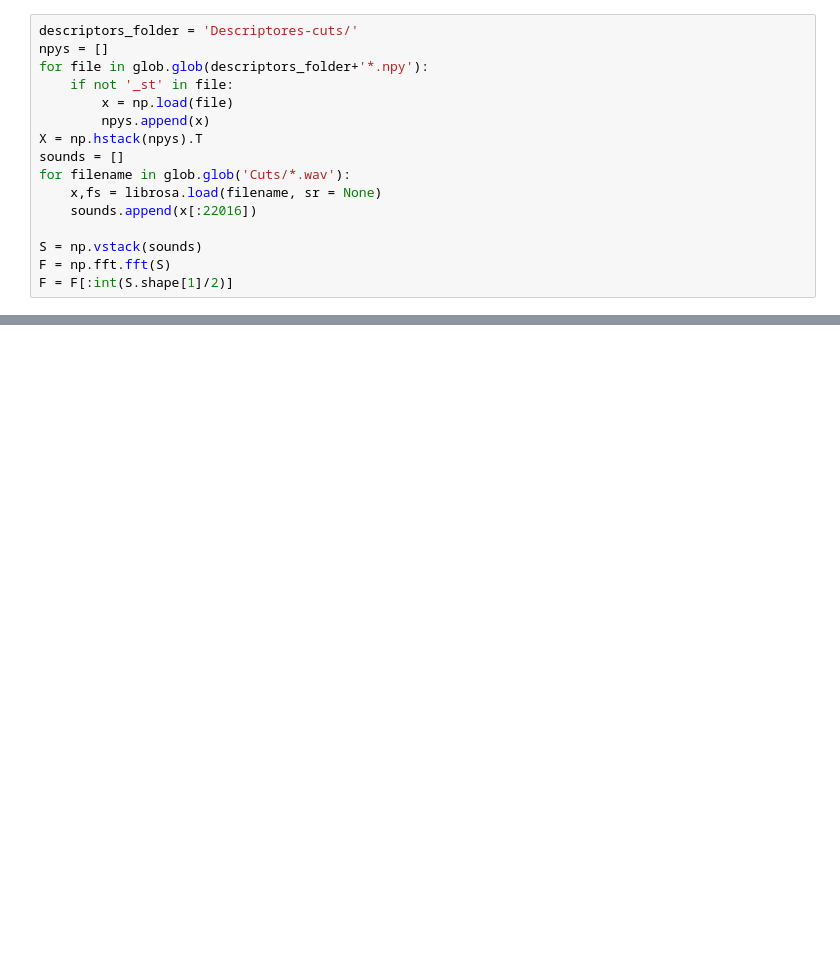
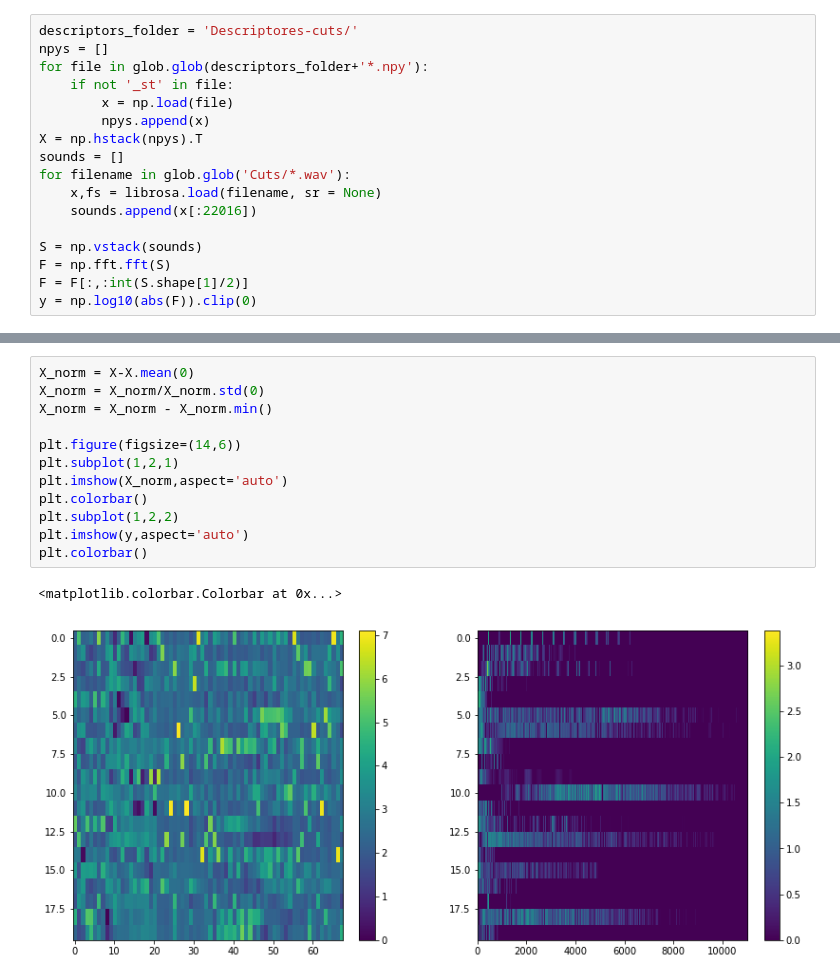
Before and after one commit to Davidanayav/Tesis, a Jupyter notebook: KerasRegression.ipynb, the cells around one changed output, grey strips where cells are left out. Cells and saved outputs as stored; diff of their text form; blank space fills up the shorter version.

```diff
--- a/KerasRegression.ipynb
+++ b/KerasRegression.ipynb
@@ -35,4 +35,5 @@ for filename in glob.glob('Cuts/*.wav'):
 
 S = np.vstack(sounds)
 F = np.fft.fft(S)
-F = F[:int(S.shape[1]/2)]
+F = F[:,:int(S.shape[1]/2)]
+y = np.log10(abs(F)).clip(0)
@@ -39 +56,16 @@ F = F[:int(S.shape[1]/2)]
+# %%
+X_norm = X-X.mean(0)
+X_norm = X_norm/X_norm.std(0)
+X_norm = X_norm - X_norm.min()
+
+plt.figure(figsize=(14,6))
+plt.subplot(1,2,1)
+plt.imshow(X_norm,aspect='auto')
+plt.colorbar()
+plt.subplot(1,2,2)
+plt.imshow(y,aspect='auto')
+plt.colorbar()
+# %% [output]
+<matplotlib.colorbar.Colorbar at 0x...>
+[figure, added]
 # %%
```
Also changed, not shown: parts of 7 cells of this notebook.
